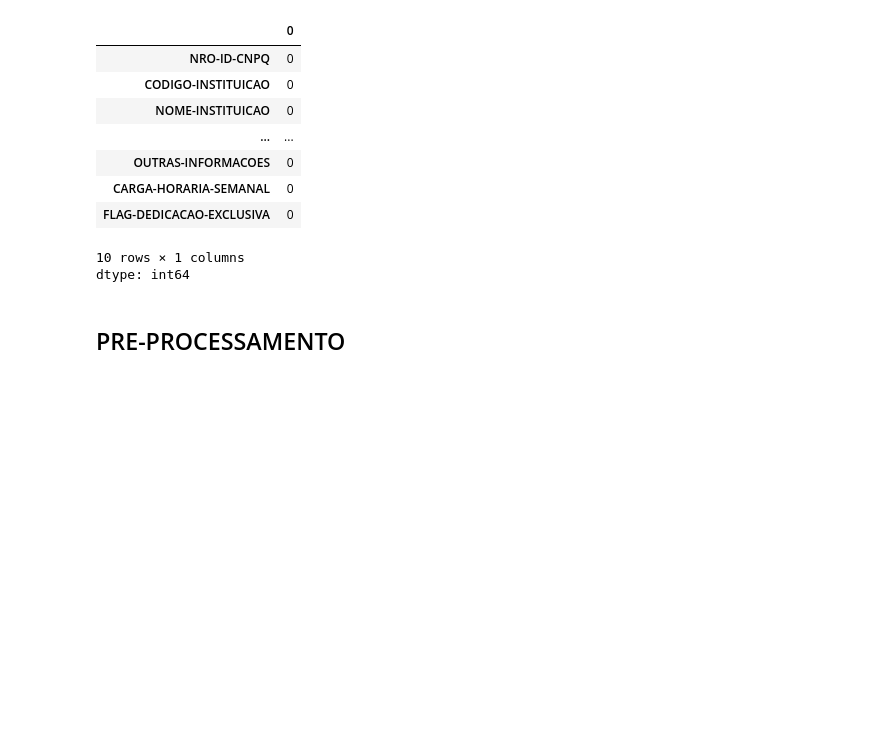
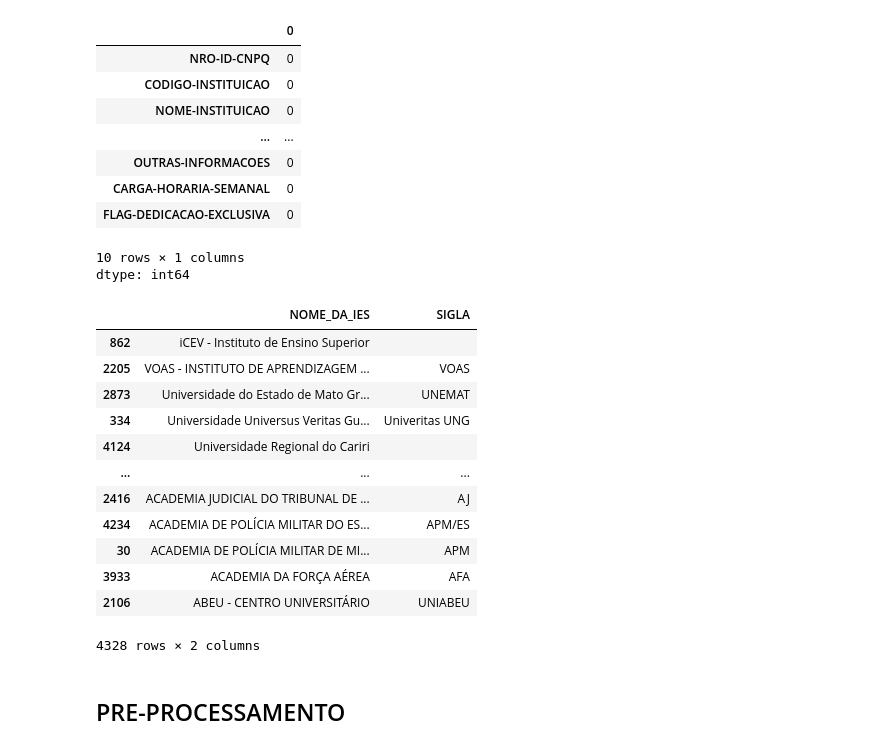
Before and after one commit to ysngwn/mqa, a Jupyter notebook: mqa_1.ipynb, the cells around one changed output. Cells and saved outputs as stored; diff of their text form; code cells hidden in the pictures; blank space fills up the shorter version.

```diff
--- a/mqa_1.ipynb
+++ b/mqa_1.ipynb
@@ -76,11 +76,27 @@ dtype: int64
 # %%
 # LISTA DE UNIVERSIDADES NACIONAIS
 # https://dadosabertos.mec.gov.br/indicadores-sobre-ensino-superior/item/181-instituicoes-de-educacao-superior-do-brasil
 # https://dadosabertos.mec.gov.br/images/conteudo/Ind-ensino-superior/2022/PDA_Lista_Instituicoes_Ensino_Superior_do_Brasil_EMEC.csv
 
 df_uni = pd.read_csv('sup.csv', encoding='UTF-8')
 df_uni_filtered = df_uni[['NOME_DA_IES', 'SIGLA']]
 df_uni_filtered = df_uni_filtered.fillna('')
+df_uni_filtered = df_uni_filtered.sort_values(['NOME_DA_IES'], ascending=False)
+df_uni_filtered
+# %% [output]
+|  | NOME_DA_IES | SIGLA |
+| 862 | iCEV - Instituto de Ensino Superior |  |
+| 2205 | VOAS - INSTITUTO DE APRENDIZAGEM ... | VOAS |
+| 2873 | Universidade do Estado de Mato Gr... | UNEMAT |
+| 334 | Universidade Universus Veritas Gu... | Univeritas UNG |
+| 4124 | Universidade Regional do Cariri |  |
+| ... | ... | ... |
+| 2416 | ACADEMIA JUDICIAL DO TRIBUNAL DE ... | AJ |
+| 4234 | ACADEMIA DE POLÍCIA MILITAR DO ES... | APM/ES |
+| 30 | ACADEMIA DE POLÍCIA MILITAR DE MI... | APM |
+| 3933 | ACADEMIA DA FORÇA AÉREA | AFA |
+| 2106 | ABEU - CENTRO UNIVERSITÁRIO | UNIABEU |
+4328 rows × 2 columns
 # %% [markdown]
 ## PRE-PROCESSAMENTO
 # %%
```
Also changed, not shown: parts of 10 cells of this notebook.
